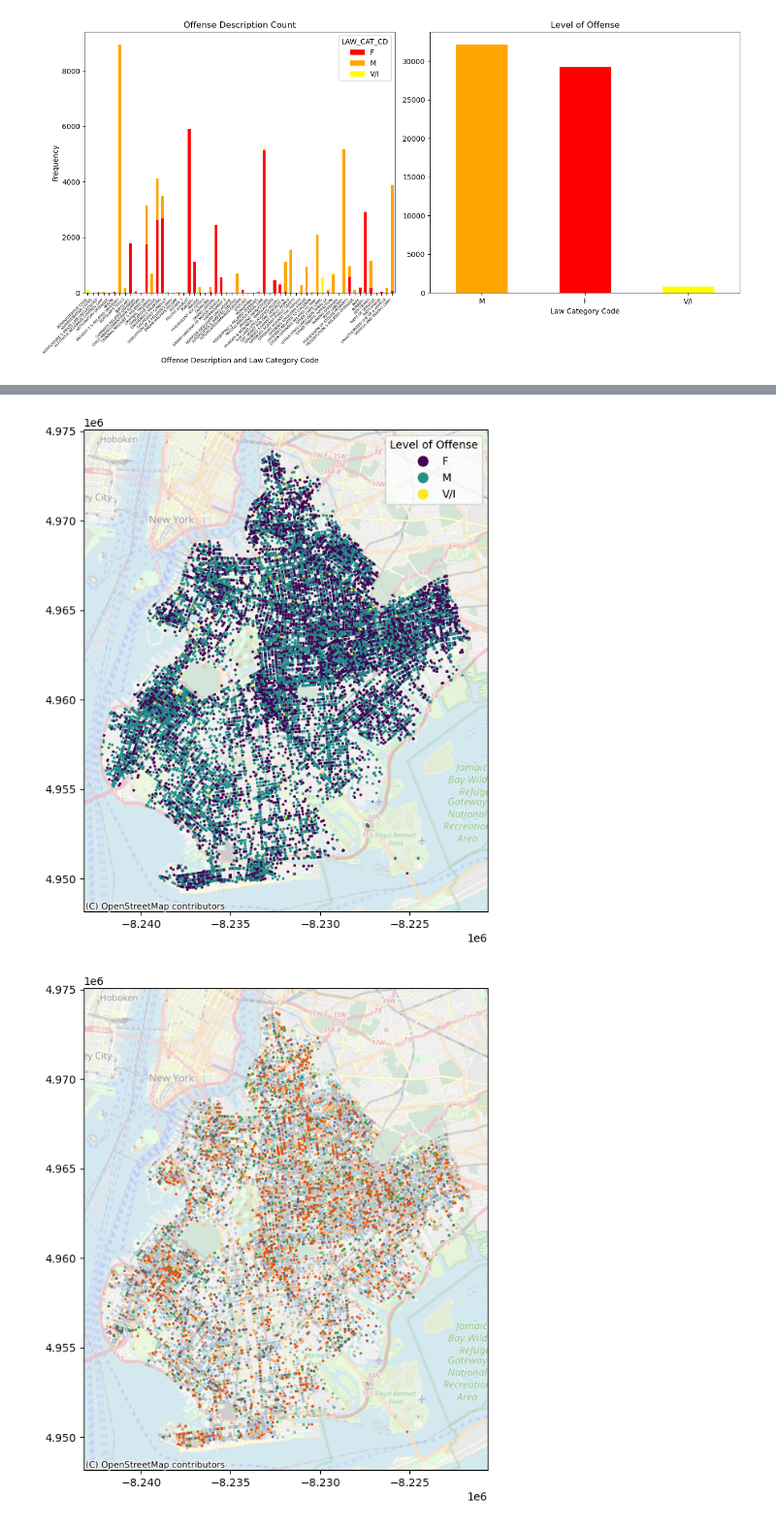
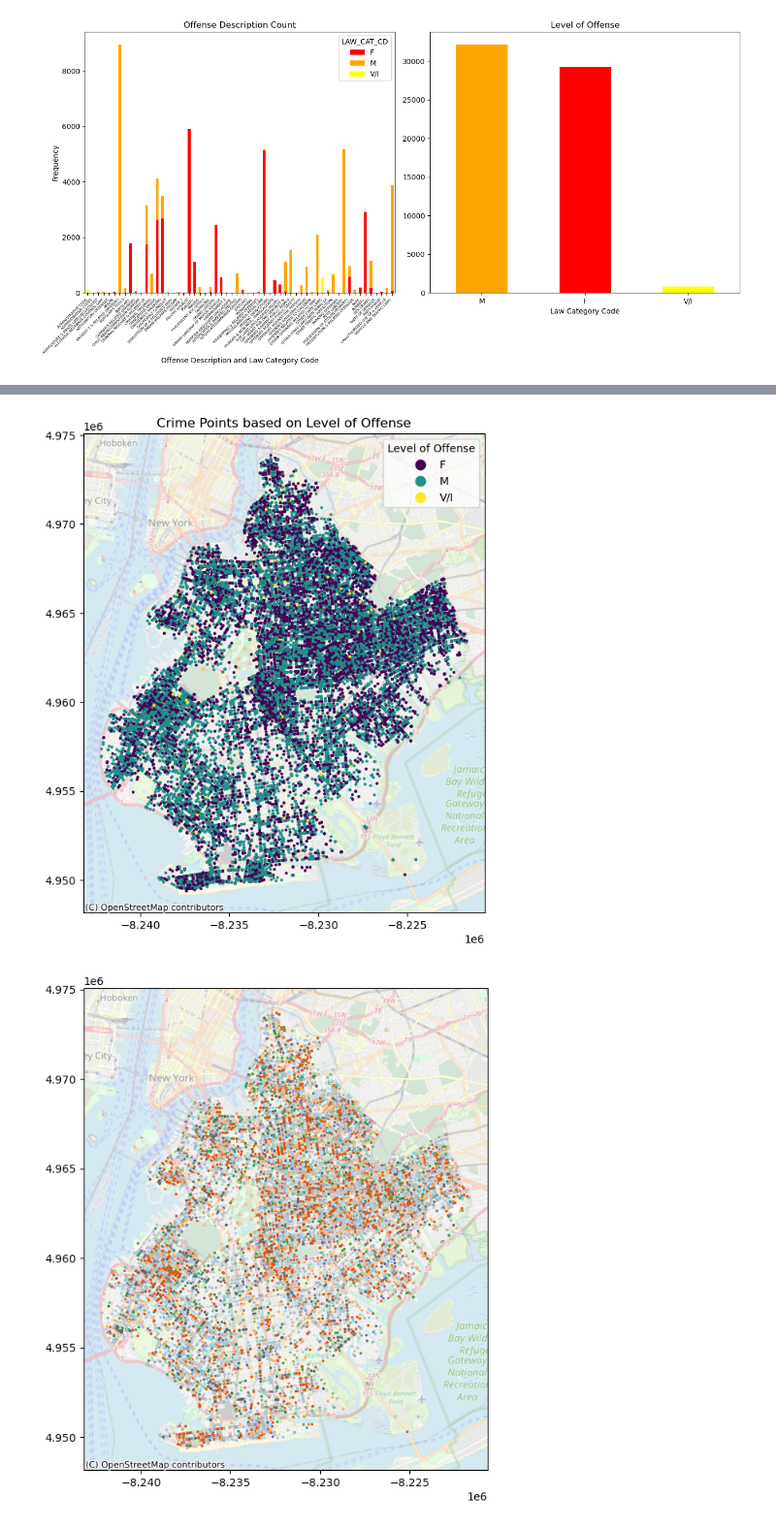
Before and after one commit to Yushan-Li-nyu/ads, a Jupyter notebook: src/data_processing/crime.ipynb, the cells around one changed output, grey strips where cells are left out. Shown at 97% size. Drawn from its saved outputs; the diff is of its cells as text; code cells hidden in the pictures.

```diff
--- a/src/data_processing/crime.ipynb
+++ b/src/data_processing/crime.ipynb
@@ -133,16 +150,18 @@ arrest_bk['ARREST_DATE'] = pd.to_datetime(arrest_bk['ARREST_DATE'])
 # %%
 gdf = gpd.GeoDataFrame(arrest_bk, geometry=gpd.points_from_xy(arrest_bk['Longitude'], arrest_bk['Latitude']))
 
 gdf.set_crs(epsg=4326, inplace=True)
 gdf = gdf.to_crs(epsg=3857) # in order to match the base map
 
 fig, ax = plt.subplots(figsize=(8, 8))
-gdf.plot(ax=ax, column='LAW_CAT_CD', legend=True, markersize=2, categorical=True, cmap='viridis', legend_kwds={'title': 'Level of Offense'})
+gdf.plot(ax=ax, column='LAW_CAT_CD', legend=True, markersize=3, categorical=True, cmap='viridis', legend_kwds={'title': 'Level of Offense'})
 ctx.add_basemap(ax, source=ctx.providers.OpenStreetMap.Mapnik, alpha=0.5)
 
+plt.title('Crime Points based on Level of Offense')
+plt.savefig('../../results/level_of_offense_map.png')
 plt.show()
 # %% [output]
-[figure, old version]
+[figure, new version]
 # %%
 gdf = gpd.GeoDataFrame(arrest_bk, geometry=gpd.points_from_xy(arrest_bk['Longitude'], arrest_bk['Latitude']))
 
```
Also changed, not shown: parts of 22 cells of this notebook, 29 other files.
